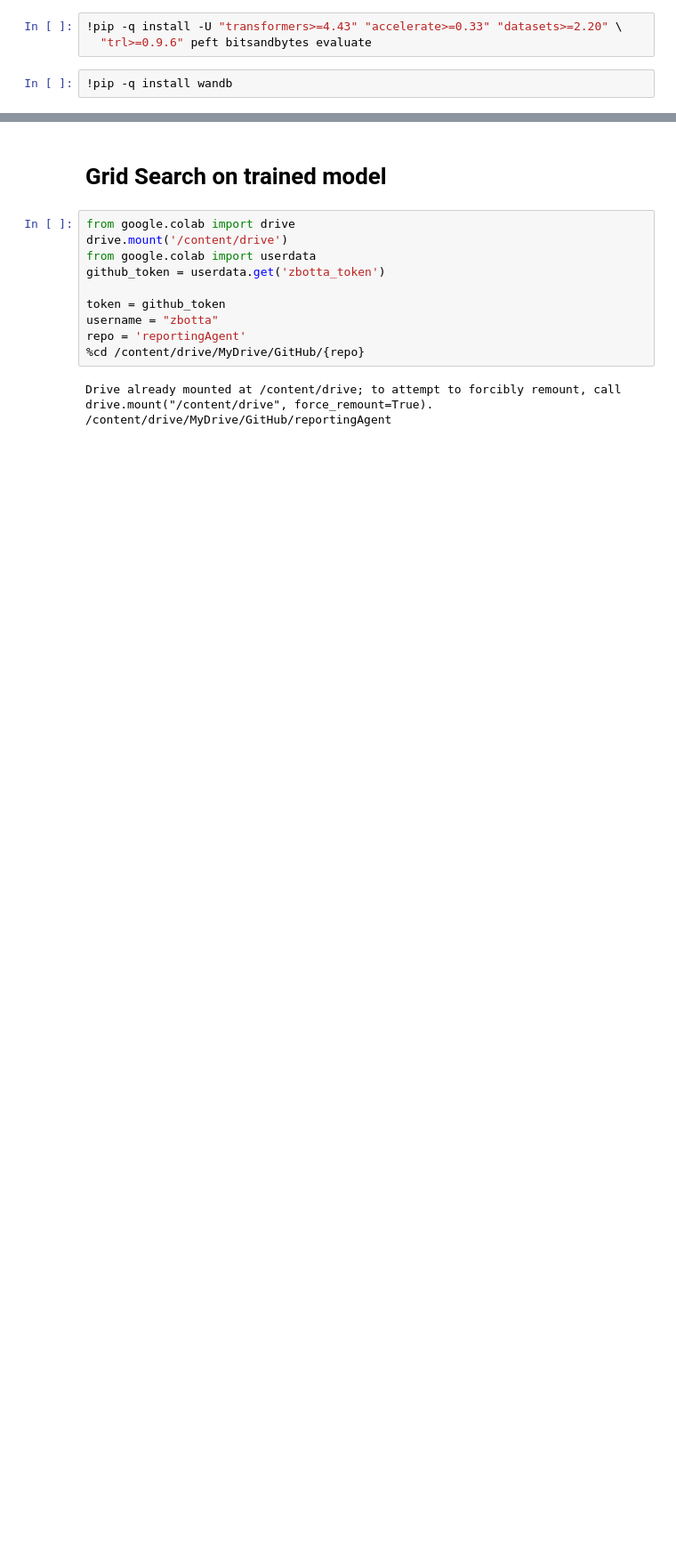
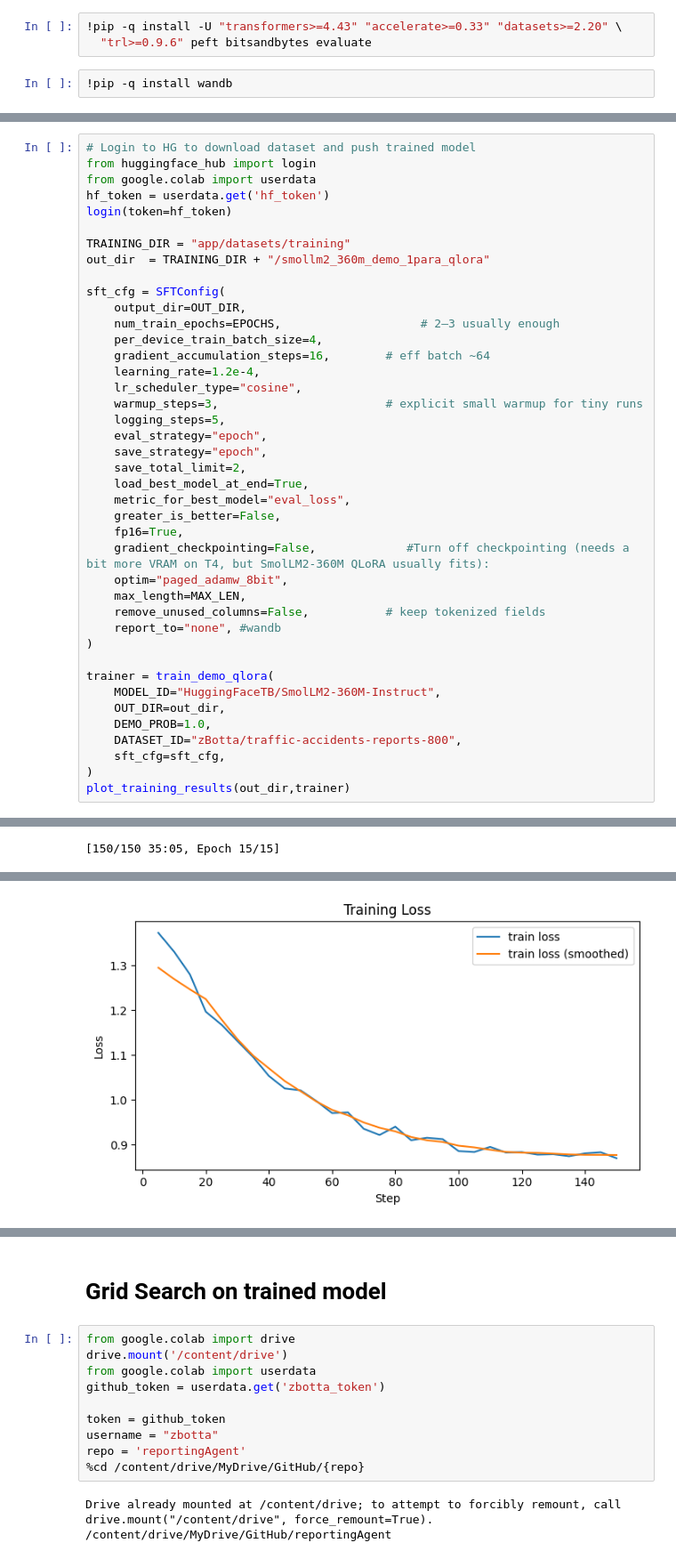
Before and after one commit to zBotta/reportingAgent, a Jupyter notebook: PoC/PoC-training-MBO.ipynb, the cells around one changed output, grey strips where cells are left out. Shown at 89% size. Drawn from its saved outputs; the diff is of its cells as text; blank space fills up the shorter version.

Commit message:
PoC training updated

```diff
--- a/PoC/PoC-training-MBO.ipynb
+++ b/PoC/PoC-training-MBO.ipynb
@@ -471,0 +977,42 @@ Wrote:
+# %%
+# Login to HG to download dataset and push trained model
+from huggingface_hub import login
+from google.colab import userdata
+hf_token = userdata.get('hf_token')
+login(token=hf_token)
+
+TRAINING_DIR = "app/datasets/training"
+out_dir  = TRAINING_DIR + "/smollm2_360m_demo_1para_qlora"
+
+sft_cfg = SFTConfig(
+    output_dir=OUT_DIR,
+    num_train_epochs=EPOCHS,                    # 2–3 usually enough
+    per_device_train_batch_size=4,
+    gradient_accumulation_steps=16,        # eff batch ~64
+    learning_rate=1.2e-4,
+    lr_scheduler_type="cosine",
+    warmup_steps=3,                        # explicit small warmup for tiny runs
+    logging_steps=5,
+    eval_strategy="epoch",
+    save_strategy="epoch",
+    save_total_limit=2,
+    load_best_model_at_end=True,
+    metric_for_best_model="eval_loss",
+    greater_is_better=False,
+    fp16=True,
+    gradient_checkpointing=False,             #Turn off checkpointing (needs a bit more VRAM on T4, but SmolLM2-360M QLoRA usually fits):
+    optim="paged_adamw_8bit",
+    max_length=MAX_LEN,
+    remove_unused_columns=False,           # keep tokenized fields
+    report_to="none", #wandb
+)
+
+trainer = train_demo_qlora(
+    MODEL_ID="HuggingFaceTB/SmolLM2-360M-Instruct",
+    OUT_DIR=out_dir,
+    DEMO_PROB=1.0,
+    DATASET_ID="zBotta/traffic-accidents-reports-800",
+    sft_cfg=sft_cfg,
+)
+plot_training_results(out_dir,trainer)
+# %% [output]
@@ -471,0 +1024 @@ Wrote:
+[150/150 35:05, Epoch 15/15]
@@ -471,0 +1044 @@ Wrote:
+[figure, added]
```
Also changed, not shown: parts of 50 cells of this notebook.
